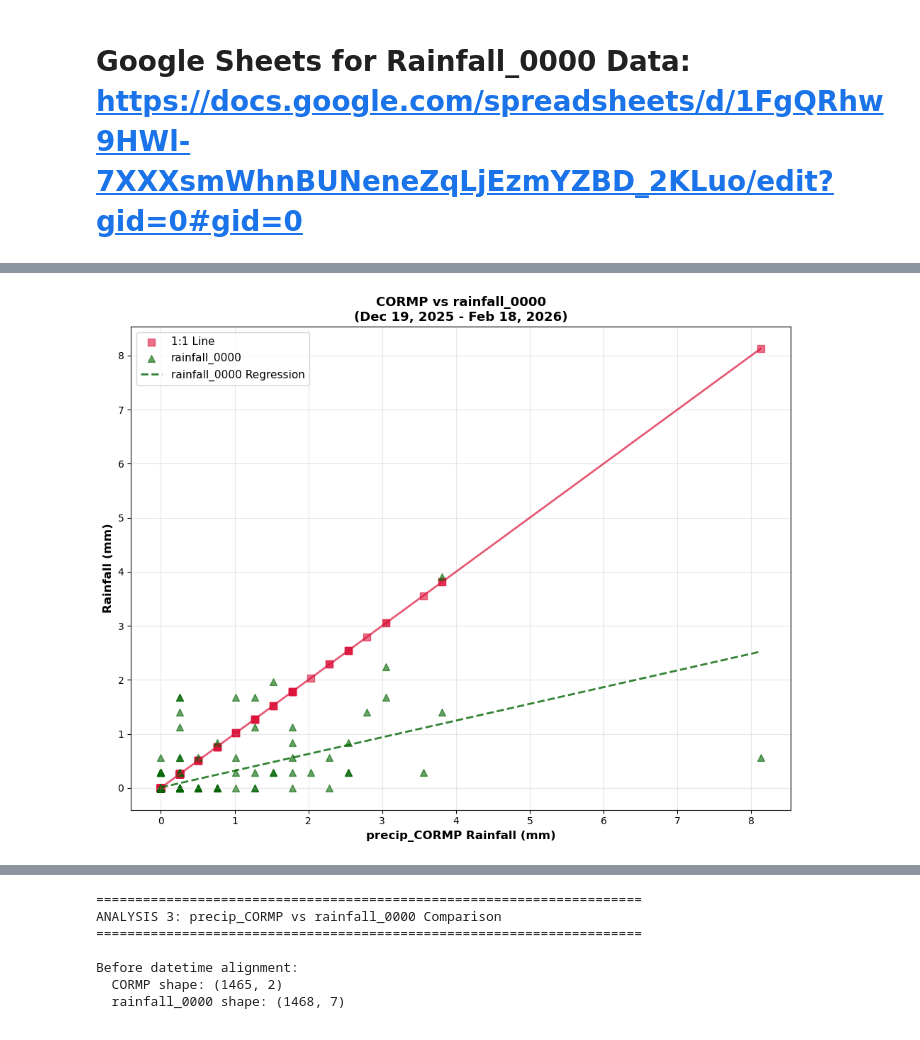
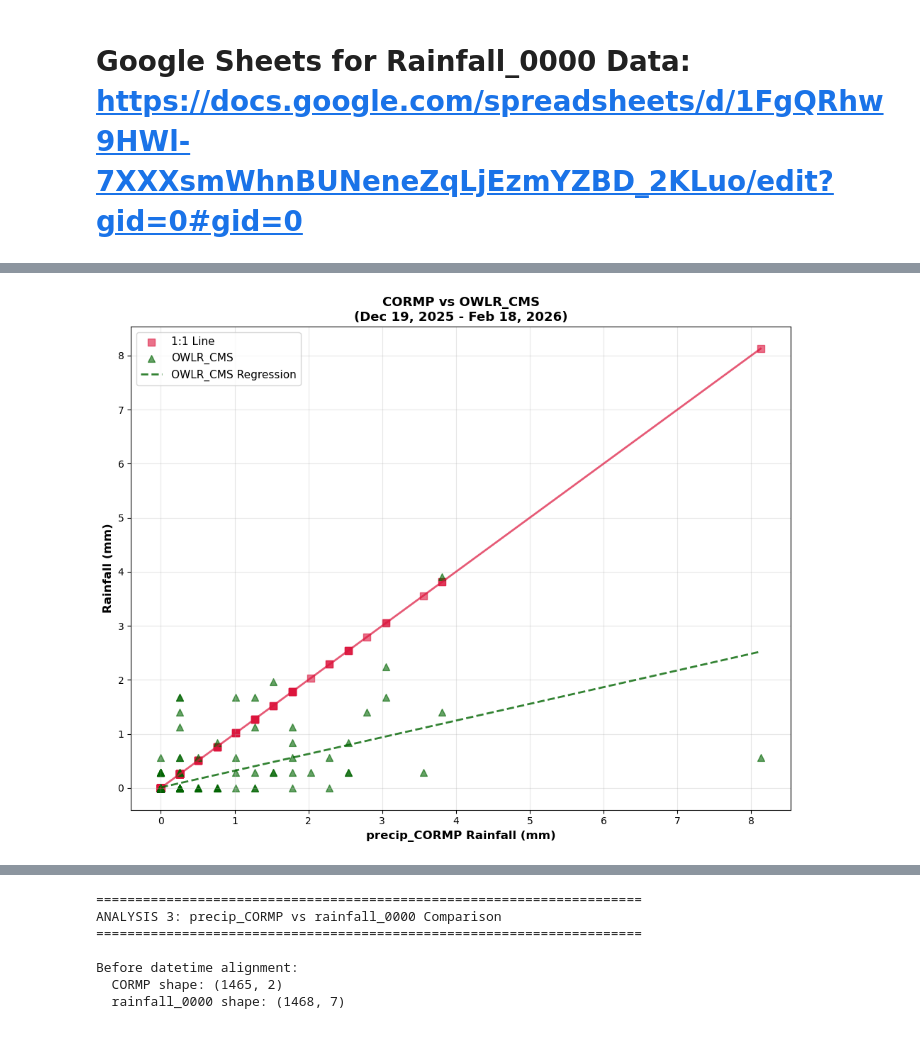
Before and after one commit to COAST-Lab/Open-Water-Level-and-Rainfall-Sensor, a Jupyter notebook: Data Analysis/rainfallAnalysis.ipynb, the cells around one changed output, grey strips where cells are left out. Cells and saved outputs as stored; diff of their text form; code cells hidden in the pictures.

```diff
--- a/Data Analysis/rainfallAnalysis.ipynb
+++ b/Data Analysis/rainfallAnalysis.ipynb
@@ -15,10 +15,10 @@ warnings.filterwarnings('ignore', message="Could not infer format")
 # %%
 
 # STEP 1: Define file paths and helper functions
-# Earliest data from rainfall_0000 is Dec 19, 2025, therefore all graphs begin at this time stamp.
+# Earliest data from OWLR_CMS is Dec 19, 2025, therefore all graphs begin at this time stamp.
 file_1 = "Data/precip_CORMP_02182026.csv"   # needs hourly sum
 file_2 = "Data/precip_Davis_02182026.csv"   # needs hourly sum
-file_3 = "Data/rainfall_0000_02182026.csv"   # already hourly
+file_3 = "Data/OWLR_CMS_02182026.csv"   # already hourly
 
 import io # for in-memory file operations
 import re # for regular expressions
@@ -146,7 +146,7 @@ rain0 = load_and_process(file_3, assume_inches=False, already_hourly=True, parse
 
 print(f"  CORMP: {len(cormp)} hourly records")
 print(f"  Davis: {len(davis)} hourly records")
-print(f"  rainfall_0000: {len(rain0)} hourly records")
+print(f"  OWLR_CMS: {len(rain0)} hourly records")
 
 
 # STEP 3: Filter to the analysis date range (Dec 19, 2025 - Jan 6, 2026)
@@ -162,7 +162,7 @@ rain0 = rain0[(rain0['datetime'] >= start) & (rain0['datetime'] <= end)].reset_i
 
 print(f"  CORMP (filtered): {len(cormp)} records")
 print(f"  Davis (filtered): {len(davis)} records")
-print(f"  rainfall_0000 (filtered): {len(rain0)} records")
+print(f"  OWLR_CMS (filtered): {len(rain0)} records")
 
 # STEP 4: Plot - All three sensors over full date range
 
@@ -172,11 +172,11 @@ if not cormp.empty:
 if not davis.empty:
     plt.scatter(davis['datetime'], davis['rain_mm'], label='Davis', s=30, alpha=0.8)
 if not rain0.empty:
-    plt.scatter(rain0['datetime'], rain0['rain_mm'], label='rainfall_0000', s=30, alpha=0.8)
+    plt.scatter(rain0['datetime'], rain0['rain_mm'], label='OWLR_CMS', s=30, alpha=0.8)
 
 plt.xlabel('Datetime')
 plt.ylabel('Rainfall (mm)')
-plt.title('Hourly Rainfall (mm) — All Three Sensors (Dec 19, 2025 - Jan 14, 2026)')
+plt.title('Hourly Rainfall (mm) — All Three Sensors (Dec 19, 2025 - Feb 18, 2026)')
 plt.legend()
 plt.xlim(start, end)
 
@@ -334,16 +334,16 @@ Generating scatter plot...
 # %%
-# CORMP (X-axis) vs rainfall_0000 (Y-axis) — Full Period Comparison
+# CORMP (X-axis) vs OWLR_CMS (Y-axis) — Full Period Comparison
 # December 19th, 2025 - February 18th, 2026
 
 print("=" * 70)
-print("FULL PERIOD ANALYSIS: CORMP vs rainfall_0000 Only")
+print("FULL PERIOD ANALYSIS: CORMP vs OWLR_CMS Only")
 print("December 19th, 2025 - February 18th, 2026")
 print("=" * 70)
 
 # Use the already-filtered datasets from the initial load
 print(f"\nData summary:")
 print(f"  CORMP records: {len(cormp)}")
-print(f"  rainfall_0000 records: {len(rain0)}")
+print(f"  OWLR_CMS records: {len(rain0)}")
 
 # Round all to nearest HOUR for alignment
 cormp_full_rain0 = cormp.copy()
@@ -353,7 +353,7 @@ cormp_full_rain0['datetime'] = cormp_full_rain0['datetime'].dt.floor('h')
 rain0_full_only['datetime'] = rain0_full_only['datetime'].dt.floor('h')
 
 # Merge datasets on datetime
-merged_rain0_only = pd.merge(cormp_full_rain0, rain0_full_only, on='datetime', how='outer', suffixes=('_cormp','_rain0'))
+merged_rain0_only = pd.merge(cormp_full_rain0, rain0_full_only, on='datetime', how='outer', suffixes=('_cormp','_owlr_cms'))
 
 print(f"\nMerged dataset shape: {merged_rain0_only.shape}")
 
@@ -361,18 +361,18 @@ print(f"\nMerged dataset shape: {merged_rain0_only.shape}")
 if not merged_rain0_only.empty:
     from scipy import stats
 
-    # CORMP vs rainfall_0000
-    cormp_rain0_data_only = merged_rain0_only[merged_rain0_only['rain_mm_cormp'].notna() & merged_rain0_only['rain_mm_rain0'].notna()]
-    if not cormp_rain0_data_only.empty:
-        corr_cr_only = cormp_rain0_data_only['rain_mm_cormp'].corr(cormp_rain0_data_only['rain_mm_rain0'])
-        r2_cr_only = corr_cr_only**2
-        slope_cr_only, intercept_cr_only, _, _, _ = stats.linregress(cormp_rain0_data_only['rain_mm_cormp'], cormp_rain0_data_only['rain_mm_rain0'])
-        print(f"\nCORMP vs rainfall_0000:")
-        print(f"  Pearson Correlation: {corr_cr_only:.4f}")
-        print(f"  R²: {r2_cr_only:.4f}")
-        print(f"  Slope: {slope_cr_only:.4f}")
+    # CORMP vs OWLR_CMS
+    cormp_owlr_cms_data_only = merged_rain0_only[merged_rain0_only['rain_mm_cormp'].notna() & merged_rain0_only['rain_mm_owlr_cms'].notna()]
+    if not cormp_owlr_cms_data_only.empty:
+        corr_co_only = cormp_owlr_cms_data_only['rain_mm_cormp'].corr(cormp_owlr_cms_data_only['rain_mm_owlr_cms'])
+        r2_co_only = corr_co_only**2
+        slope_co_only, intercept_co_only, _, _, _ = stats.linregress(cormp_owlr_cms_data_only['rain_mm_cormp'], cormp_owlr_cms_data_only['rain_mm_owlr_cms'])
+        print(f"\nCORMP vs OWLR_CMS:")
+        print(f"  Pearson Correlation: {corr_co_only:.4f}")
+        print(f"  R²: {r2_co_only:.4f}")
+        print(f"  Slope: {slope_co_only:.4f}")
 
-# Create scatter plot: CORMP (X-axis) vs rainfall_0000 (Y-axis)
+# Create scatter plot: CORMP (X-axis) vs OWLR_CMS (Y-axis)
 print(f"\nGenerating scatter plot...")
 plt.figure(figsize=(10, 8))
 
@@ -388,32 +388,32 @@ if not merged_rain0_only.empty:
                 color='crimson', linewidth=2, alpha=0.7)
         print(f"  Plotted {len(cormp_data_rain0)} CORMP data points")
 
-    # Plot rainfall_0000 data
-    rain0_data_only = merged_rain0_only[merged_rain0_only['rain_mm_rain0'].notna()]
-    if not rain0_data_only.empty:
-        plt.scatter(rain0_data_only['rain_mm_cormp'], rain0_data_only['rain_mm_rain0'],
-                   s=50, alpha=0.6, color='darkgreen', label='rainfall_0000', marker='^')
-        print(f"  Plotted {len(rain0_data_only)} rainfall_0000 data points")
+    # Plot OWLR_CMS data
+    owlr_cms_data_only = merged_rain0_only[merged_rain0_only['rain_mm_owlr_cms'].notna()]
+    if not owlr_cms_data_only.empty:
+        plt.scatter(owlr_cms_data_only['rain_mm_cormp'], owlr_cms_data_only['rain_mm_owlr_cms'],
+                   s=50, alpha=0.6, color='darkgreen', label='OWLR_CMS', marker='^')
+        print(f"  Plotted {len(owlr_cms_data_only)} OWLR_CMS data points")
 
-    # Add linear regression line for rainfall_0000
-    all_x_rain0 = []
+    # Add linear regression line for OWLR_CMS
+    all_x_owlr_cms = []
     if not cormp_data_rain0.empty:
-        all_x_rain0.extend(cormp_data_rain0['rain_mm_cormp'].values)
-    if not rain0_data_only.empty:
-        all_x_rain0.extend(rain0_data_only['rain_mm_cormp'].values)
+        all_x_owlr_cms.extend(cormp_data_rain0['rain_mm_cormp'].values)
+    if not owlr_cms_data_only.empty:
+        all_x_owlr_cms.extend(owlr_cms_data_only['rain_mm_cormp'].values)
 
-    if all_x_rain0:
-        x_min_rain0, x_max_rain0 = min(all_x_rain0), max(all_x_rain0)
-        x_line_rain0 = np.array([x_min_rain0, x_max_rain0])
+    if all_x_owlr_cms:
+        x_min_owlr_cms, x_max_owlr_cms = min(all_x_owlr_cms), max(all_x_owlr_cms)
+        x_line_owlr_cms = np.array([x_min_owlr_cms, x_max_owlr_cms])
 
-        # rainfall_0000 regression line
-        if not cormp_rain0_data_only.empty:
-            y_rain0_only = slope_cr_only * x_line_rain0 + intercept_cr_only
-            plt.plot(x_line_rain0, y_rain0_only, color='darkgreen', linewidth=2, alpha=0.8, linestyle='--', label='rainfall_0000 Regression')
+        # OWLR_CMS regression line
+        if not merged_rain0_only.empty:
+            y_owlr_cms_only = slope_co_only * x_line_owlr_cms + intercept_co_only
+            plt.plot(x_line_owlr_cms, y_owlr_cms_only, color='darkgreen', linewidth=2, alpha=0.8, linestyle='--', label='OWLR_CMS Regression')
 
 plt.xlabel('precip_CORMP Rainfall (mm)', fontsize=12, fontweight='bold')
 plt.ylabel('Rainfall (mm)', fontsize=12, fontweight='bold')
-plt.title('CORMP vs rainfall_0000\n(Dec 19, 2025 - Feb 18, 2026)', fontsize=13, fontweight='bold')
+plt.title('CORMP vs OWLR_CMS\n(Dec 19, 2025 - Feb 18, 2026)', fontsize=13, fontweight='bold')
 plt.legend(loc='upper left', fontsize=11)
 plt.grid(True, alpha=0.3)
 plt.tight_layout()
@@ -441,4 +441,4 @@ Generating scatter plot...
-[figure, old version]
+[figure, new version]
 # %%
 
 # View of January 3rd, 2026 — All three sensors
```
Also changed, not shown: parts of 5 cells of this notebook, 4 other files.
